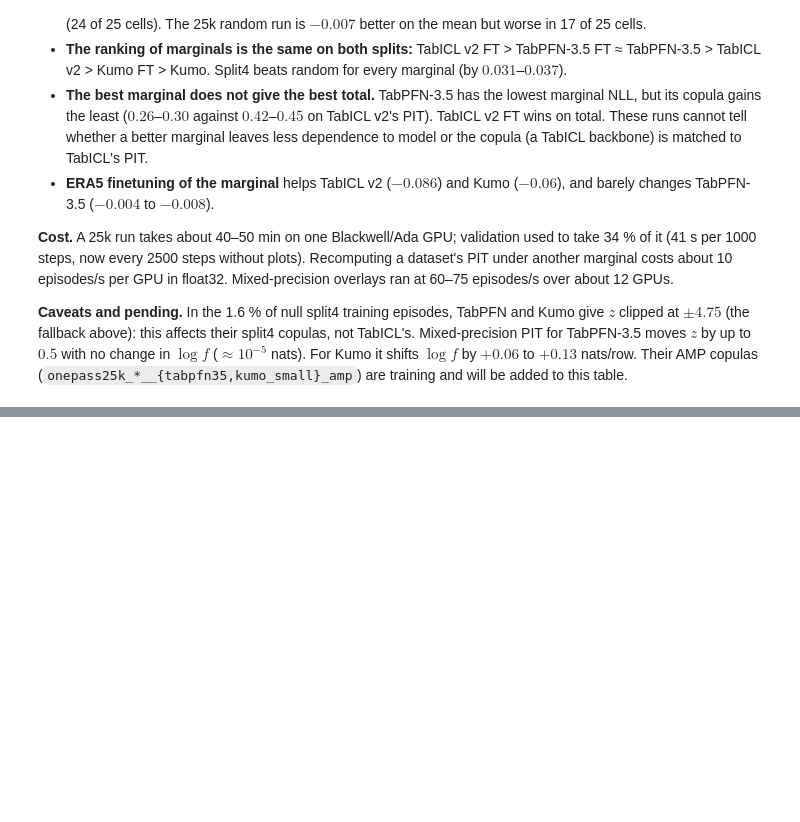
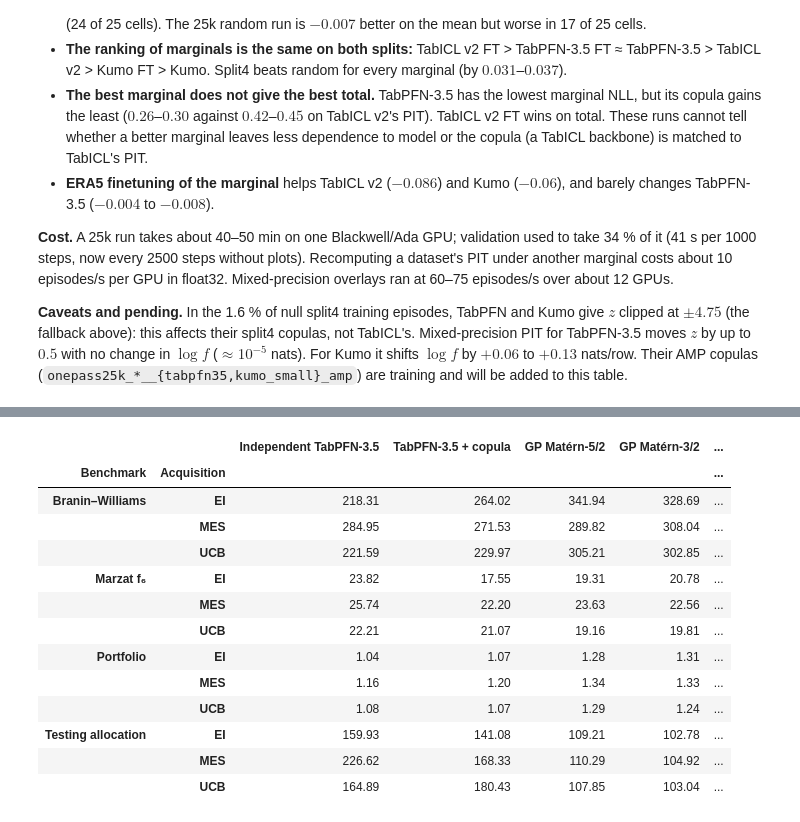
Before and after one commit to Tristan22400/Copula-inter-instance, a Jupyter notebook: notebooks/experiments.ipynb, the cells around one changed output, grey strips where cells are left out. Cells and saved outputs as stored; diff of their text form; code cells hidden in the pictures; blank space fills up the shorter version.

```diff
--- a/notebooks/experiments.ipynb
+++ b/notebooks/experiments.ipynb
@@ -2963,0 +2992,96 @@ be added to this table.
+# %%
+import json
+import random
+from pathlib import Path
+
+import matplotlib.pyplot as plt
+import numpy as np
+import pandas as pd
+from matplotlib.axes import Axes
+
+BO_ROOT = next(p for p in (Path.cwd(), *Path.cwd().parents) if (p / "notebooks/experiments.ipynb").is_file())
+BO_RUN_DIR = BO_ROOT / "results/borisk_classical_diagnostics"
+BO_PROBLEMS = {
+    "branin-williams": "Branin–Williams",
+    "f6": "Marzat f₆",
+    "portfolio": "Portfolio",
+    "covid-testing": "Testing allocation",
+}
+BO_ACQUISITIONS = ("ei", "mes", "ucb")
+BO_MODELS = {
+    "tabpfn-pre": ("Independent TabPFN‑3.5", "#0072b2", "--"),
+    "tabpfn-pre-copula": ("TabPFN‑3.5 + copula", "#d55e00", "-"),
+    "gp": ("GP Matérn‑5/2", "#009e73", "-."),
+    "gp-matern32": ("GP Matérn‑3/2", "#884997", ":"),
+    "gp-independent-outputs": ("GP per reading", "#4b4b4b", "--"),
+}
+
+
+def bo_trajectories(
+    path: Path, policies: tuple[str, ...]
+) -> tuple[np.ndarray, dict[str, np.ndarray]]:
+    # Load trajectories in seed order and confirm their evaluation budgets match.
+    saved = json.loads(path.read_text())
+    grouped = {}
+    budget = None
+    spec = saved["spec"]
+    expected_seeds = list(range(spec["seed"], spec["seed"] + spec["n_seeds"]))
+    for policy in policies:
+        rows = sorted(
+            (r for r in saved["runs"] if r["batch_size"] == 1 and r["policy"] == policy),
+            key=lambda r: r["seed"],
+        )
+        if [r["seed"] for r in rows] != expected_seeds:
+            raise ValueError(f"Incomplete or unpaired BO trajectories for {policy} in {path}")
+        grouped[policy] = np.asarray([r["trace"]["regret"] for r in rows])
+        for row in rows:
+            recorded = np.asarray(row["trace"]["evaluations"])
+            if budget is None:
+                budget = recorded
+            if not np.array_equal(budget, recorded):
+                raise ValueError(f"Different evaluation budgets in {path}")
+    if budget is None:
+        raise ValueError(f"No BO trajectories in {path}")
+    return budget, grouped
+
+
+def bo_average_regret(budget: np.ndarray, curves: np.ndarray) -> np.ndarray:
+    return (curves[:, :-1] @ np.diff(budget)) / (budget[-1] - budget[0])
+
+
+BO_RISK_POLICIES = ("tabpfn-pre", "tabpfn-pre-copula", "gp", "gp-matern32")
+BO_RISK_RUNS = {
+    (problem, acq): bo_trajectories(BO_RUN_DIR / problem / acq / "traces.json", BO_RISK_POLICIES)
+    for problem in BO_PROBLEMS
+    for acq in BO_ACQUISITIONS
+}
+bo_rng = random.Random(2026)
+bo_bootstrap = np.asarray([bo_rng.choices(range(30), k=30) for _ in range(10_000)])
+bo_rows = []
+for (problem, acq), (budget, curves) in BO_RISK_RUNS.items():
+    averages = {policy: bo_average_regret(budget, values) for policy, values in curves.items()}
+    paired = averages["tabpfn-pre-copula"] - averages["tabpfn-pre"]
+    low, high = np.sort(paired[bo_bootstrap].mean(axis=1))[[250, 9749]]
+    bo_rows.append({
+        "Benchmark": BO_PROBLEMS[problem],
+        "Acquisition": acq.upper(),
+        **{BO_MODELS[p][0]: values.mean() for p, values in averages.items()},
+        "Copula − independent (95% CI)": f"{paired.mean():.2f} [{low:.2f}, {high:.2f}]",
+    })
+
+display(pd.DataFrame(bo_rows).set_index(["Benchmark", "Acquisition"]).round(2))
+# %% [output]
+|  |  | Independent TabPFN‑3.5 | TabPFN‑3.5 + copula | GP Matérn‑5/2 | GP Matérn‑3/2 | ... |
+| Benchmark | Acquisition |  |  |  |  | ... |
+| Branin–Williams | EI | 218.31 | 264.02 | 341.94 | 328.69 | ... |
+|  | MES | 284.95 | 271.53 | 289.82 | 308.04 | ... |
+|  | UCB | 221.59 | 229.97 | 305.21 | 302.85 | ... |
+| Marzat f₆ | EI | 23.82 | 17.55 | 19.31 | 20.78 | ... |
+|  | MES | 25.74 | 22.20 | 23.63 | 22.56 | ... |
+|  | UCB | 22.21 | 21.07 | 19.16 | 19.81 | ... |
+| Portfolio | EI | 1.04 | 1.07 | 1.28 | 1.31 | ... |
+|  | MES | 1.16 | 1.20 | 1.34 | 1.33 | ... |
+|  | UCB | 1.08 | 1.07 | 1.29 | 1.24 | ... |
+| Testing allocation | EI | 159.93 | 141.08 | 109.21 | 102.78 | ... |
+|  | MES | 226.62 | 168.33 | 110.29 | 104.92 | ... |
+|  | UCB | 164.89 | 180.43 | 107.85 | 103.04 | ... |
```
Also changed, not shown: parts of 8 cells of this notebook, 20 other files.
